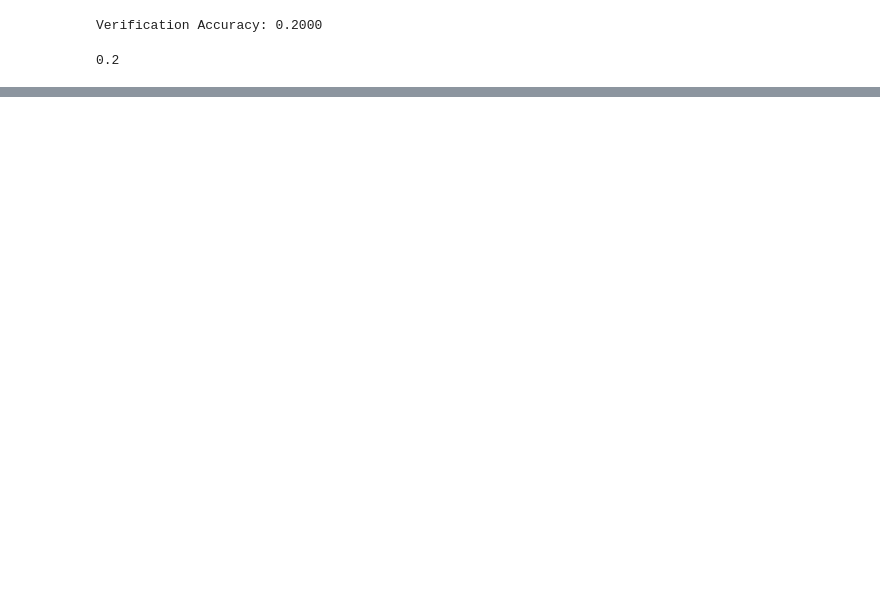
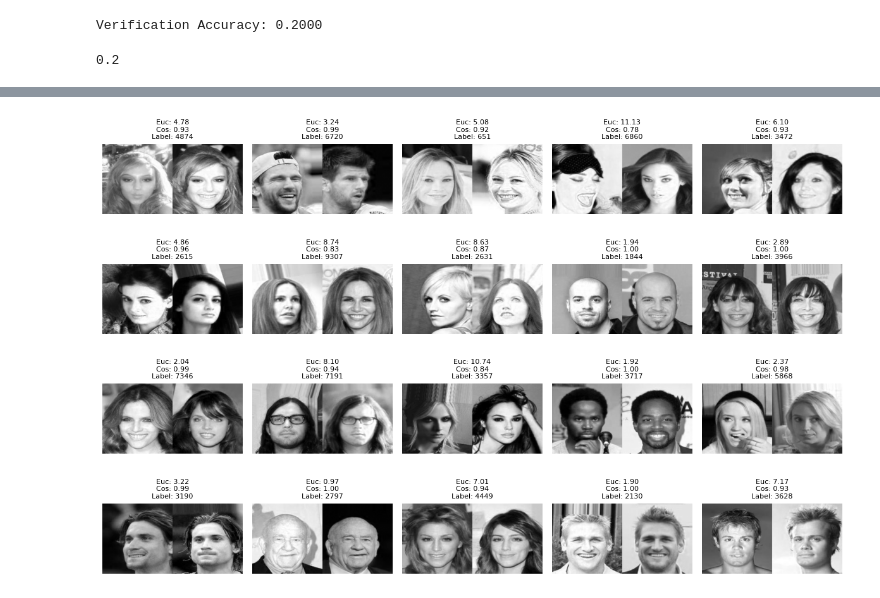
Before and after one commit to armanniaruhi/RAML, a Jupyter notebook: siamace.ipynb, the cells around one changed output, grey strips where cells are left out. Cells and saved outputs as stored; diff of their text form; code cells hidden in the pictures; blank space fills up the shorter version.

```diff
--- a/siamace.ipynb
+++ b/siamace.ipynb
@@ -474,0 +508,49 @@ for i in range(3):
+# %%
+# CHAT TEST
+from collections import defaultdict
+
+# 1. Alle Bilder aus test_dataloader einmalig laden und nach Label gruppieren
+label_to_images = defaultdict(list)
+
+for img, _, _, label, _ in test_dataloader:
+    label_to_images[label.item()].append(img)
+
+# 2. Jetzt 20 Paare mit gleichem Label erzeugen
+fig, axs = plt.subplots(4, 5, figsize=(12, 8))
+axs = axs.flatten()
+
+net.eval()
+
+i = 0
+for label, images in label_to_images.items():
+    if len(images) < 2:
+        continue  # brauchen mindestens 2 Bilder mit gleichem Label
+
+    # Erzeuge z. B. 2 zufällige Bilder dieses Labels
+    img1 = images[0].to(DEVICE)
+    img2 = images[1].to(DEVICE)
+
+    with torch.no_grad():
+        emb1, emb2 = net(img1, img2)
+        euclidean_distance = F.pairwise_distance(emb1, emb2)
+        cosine_sim = F.cosine_similarity(emb1, emb2)
+
+    img1_gray = img1[0, 0].cpu()
+    img2_gray = img2[0, 0].cpu()
+    concatenated = torch.cat((img1_gray, img2_gray), dim=1)
+
+    axs[i].imshow(concatenated.numpy(), cmap="gray")
+    axs[i].set_title(
+        f"Euc: {euclidean_distance.item():.2f}\nCos: {cosine_sim.item():.2f}\nLabel: {label}",
+        fontsize=8
+    )
+    axs[i].axis("off")
+
+    i += 1
+    if i >= 20:
+        break
+
+plt.tight_layout()
+plt.show()
+# %% [output]
+[figure, added]
```
Also changed, not shown: parts of 7 cells of this notebook, 8 other files.
